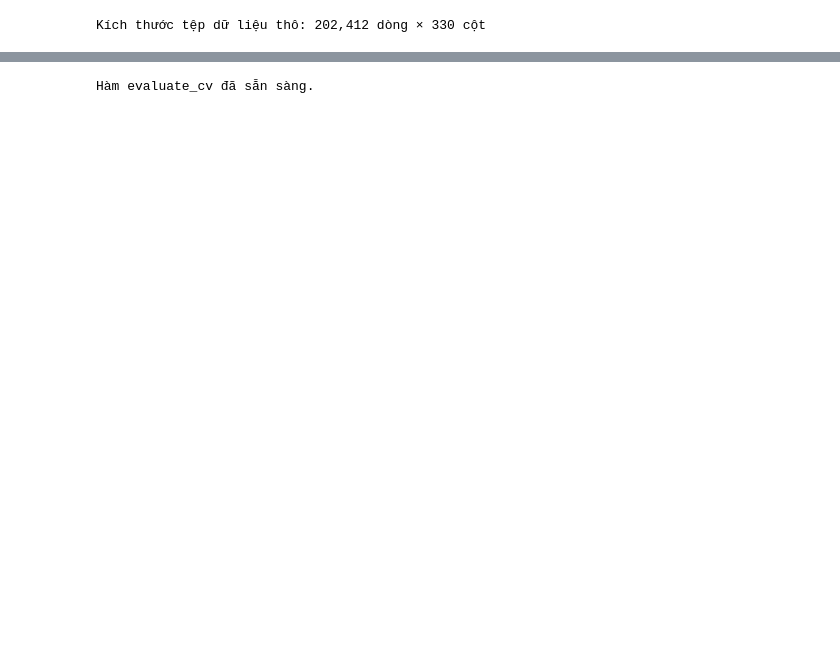
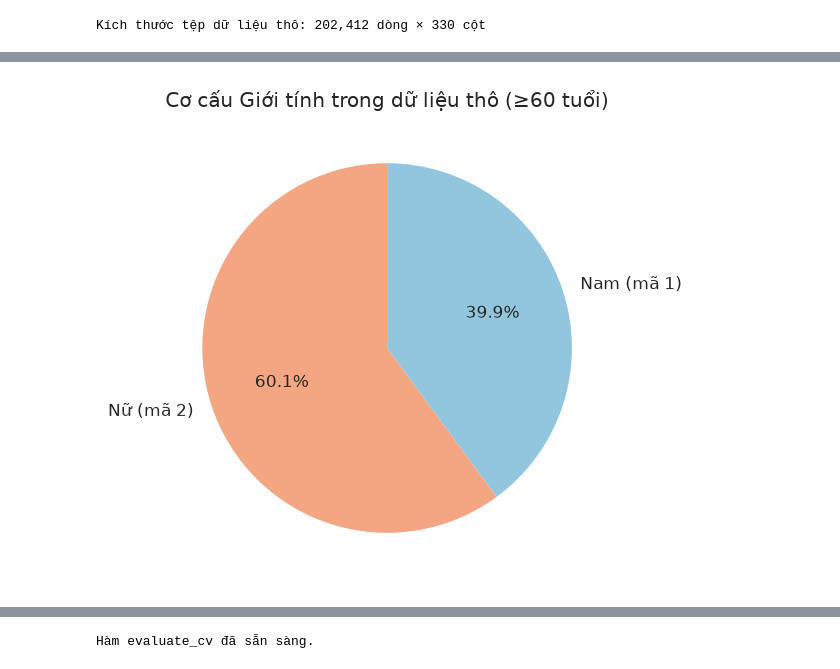
Before and after one commit to trancongdureal/ADY201m, a Jupyter notebook: Bao_cao_cuoi_ky_Nhom_6_v2.ipynb, the cells around one changed output, grey strips where cells are left out. Cells and saved outputs as stored; diff of their text form; code cells hidden in the pictures; blank space fills up the shorter version.

```diff
--- a/Bao_cao_cuoi_ky_Nhom_6_v2.ipynb
+++ b/Bao_cao_cuoi_ky_Nhom_6_v2.ipynb
@@ -440,0 +160,9 @@ display(df_interact_desc)
+# %%
+# Biểu đồ 3: Cơ cấu Giới tính trong dữ liệu thô (≥60 tuổi)
+fig, ax = plt.subplots(figsize=(5, 5))
+sex_counts = df_scope['SEX'].value_counts()
+ax.pie(sex_counts, labels=['Nữ (mã 2)', 'Nam (mã 1)'], autopct='%1.1f%%', colors=['#f4a582', '#92c5de'], startangle=90)
+ax.set_title("Cơ cấu Giới tính trong dữ liệu thô (≥60 tuổi)")
+plt.show()
+# %% [output]
+[figure, added]
```
Also changed, not shown: parts of 128 cells of this notebook.
